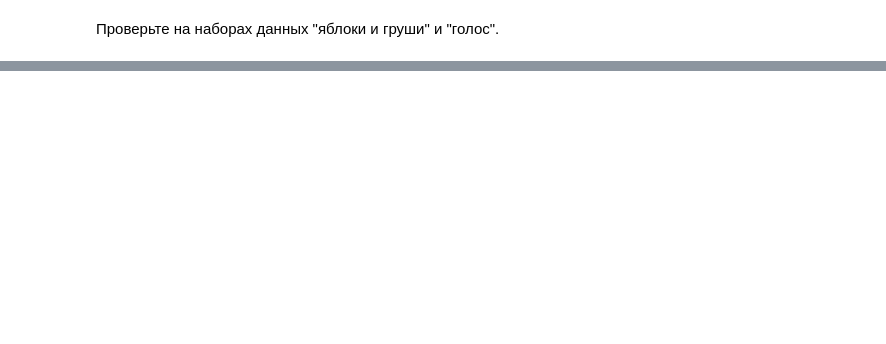
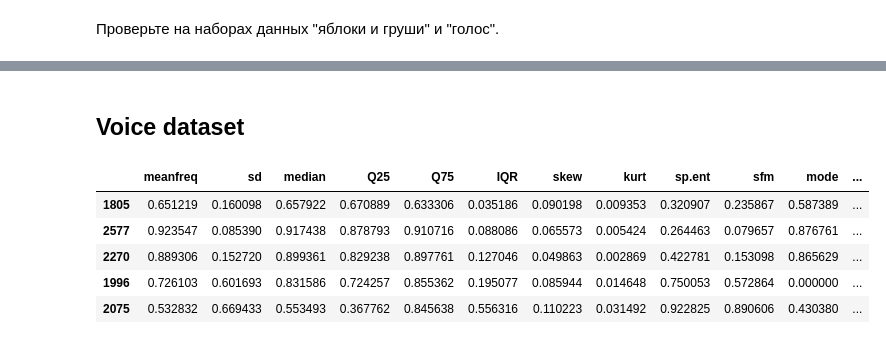
Before and after one commit to VanjaRo/ML-ITMO-Course, a Jupyter notebook: lab6_1.ipynb, the cells around one changed output, grey strips where cells are left out. Drawn from its saved outputs; the diff is of its cells as text; code cells hidden in the pictures; blank space fills up the shorter version.

```diff
--- a/lab6_1.ipynb
+++ b/lab6_1.ipynb
@@ -155,0 +240,20 @@ print ("b = " + str(neuron.b))
+# %% [markdown]
+## Voice dataset
+# %%
+from sklearn.preprocessing import MinMaxScaler
+data = pd.read_csv('/content/drive/MyDrive/data/voice.csv')
+data['label'] = data['label'].apply(lambda x: 1 if x == 'male' else 0)
+data_cols = data.columns.values
+min_max_scaler = MinMaxScaler()
+data = pd.DataFrame(min_max_scaler.fit_transform(data), columns=data_cols)
+# %%
+# Shuffle data
+data = data.sample(frac=1)
+data.head()
+# %% [output]
+|  | meanfreq | sd | median | Q25 | Q75 | IQR | skew | kurt | sp.ent | sfm | mode | ... |
+| 1805 | 0.651219 | 0.160098 | 0.657922 | 0.670889 | 0.633306 | 0.035186 | 0.090198 | 0.009353 | 0.320907 | 0.235867 | 0.587389 | ... |
+| 2577 | 0.923547 | 0.085390 | 0.917438 | 0.878793 | 0.910716 | 0.088086 | 0.065573 | 0.005424 | 0.264463 | 0.079657 | 0.876761 | ... |
+| 2270 | 0.889306 | 0.152720 | 0.899361 | 0.829238 | 0.897761 | 0.127046 | 0.049863 | 0.002869 | 0.422781 | 0.153098 | 0.865629 | ... |
+| 1996 | 0.726103 | 0.601693 | 0.831586 | 0.724257 | 0.855362 | 0.195077 | 0.085944 | 0.014648 | 0.750053 | 0.572864 | 0.000000 | ... |
+| 2075 | 0.532832 | 0.669433 | 0.553493 | 0.367762 | 0.845638 | 0.556316 | 0.110223 | 0.031492 | 0.922825 | 0.890606 | 0.430380 | ... |
```
Also changed, not shown: parts of 13 cells of this notebook.
